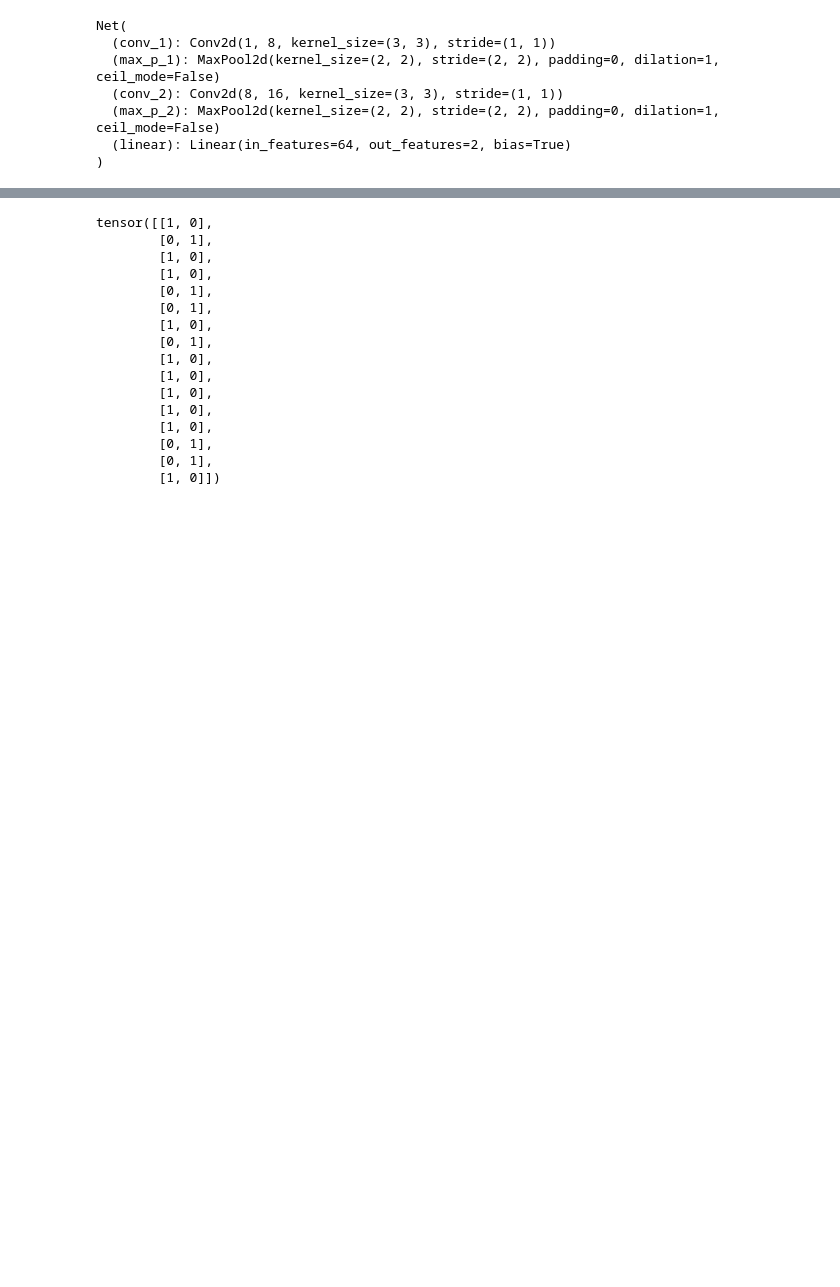
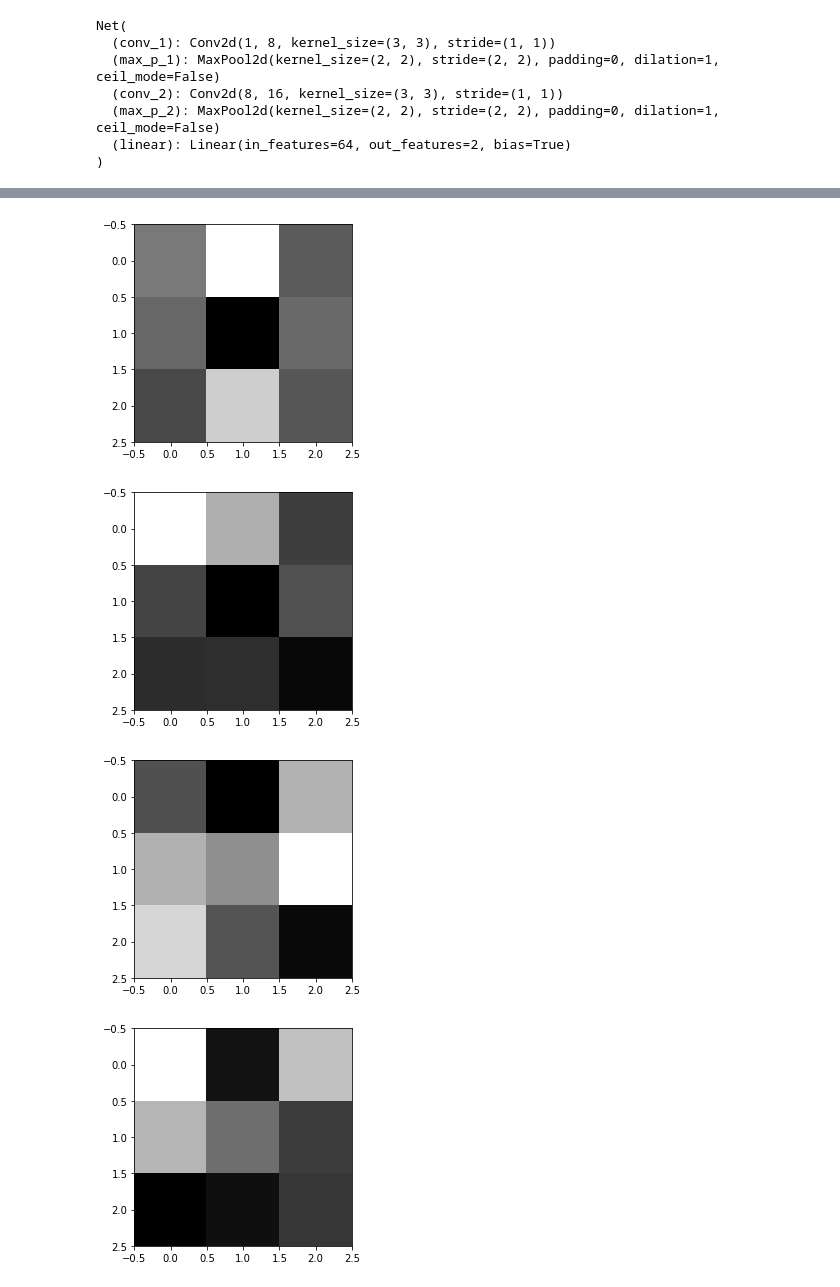
Before and after one commit to rykachevskiy/239, a Jupyter notebook: 8.CNN/Conv torch.ipynb, the cells around one changed output, grey strips where cells are left out. Cells and saved outputs as stored; diff of their text form; code cells hidden in the pictures; blank space fills up the shorter version.

```diff
--- a/8.CNN/Conv torch.ipynb
+++ b/8.CNN/Conv torch.ipynb
@@ -166,19 +162,14 @@ plt.imshow(batch_x[5][0].numpy())
-# %%
-batch_y
-# %% [output]
-tensor([[1, 0],
-        [0, 1],
-        [1, 0],
-        [1, 0],
-        [0, 1],
-        [0, 1],
-        [1, 0],
-        [0, 1],
-        [1, 0],
-        [1, 0],
-        [1, 0],
-        [1, 0],
-        [1, 0],
-        [0, 1],
-        [0, 1],
-        [1, 0]])
+# %%
+def draw_layer(arr):
+    arr -= arr.min()
+    arr /= arr.max()
+    plt.imshow(arr, cmap='gray')
+    plt.show()
+
+for i in range(8):
+    draw_layer(net.conv_1.weight[i][0].cpu().detach().numpy())
+# %% [output]
+[figure, added]
+[figure, added]
+[figure, added]
+[figure, added]
```
Also changed, not shown: parts of 19 cells of this notebook, 1 other file.
